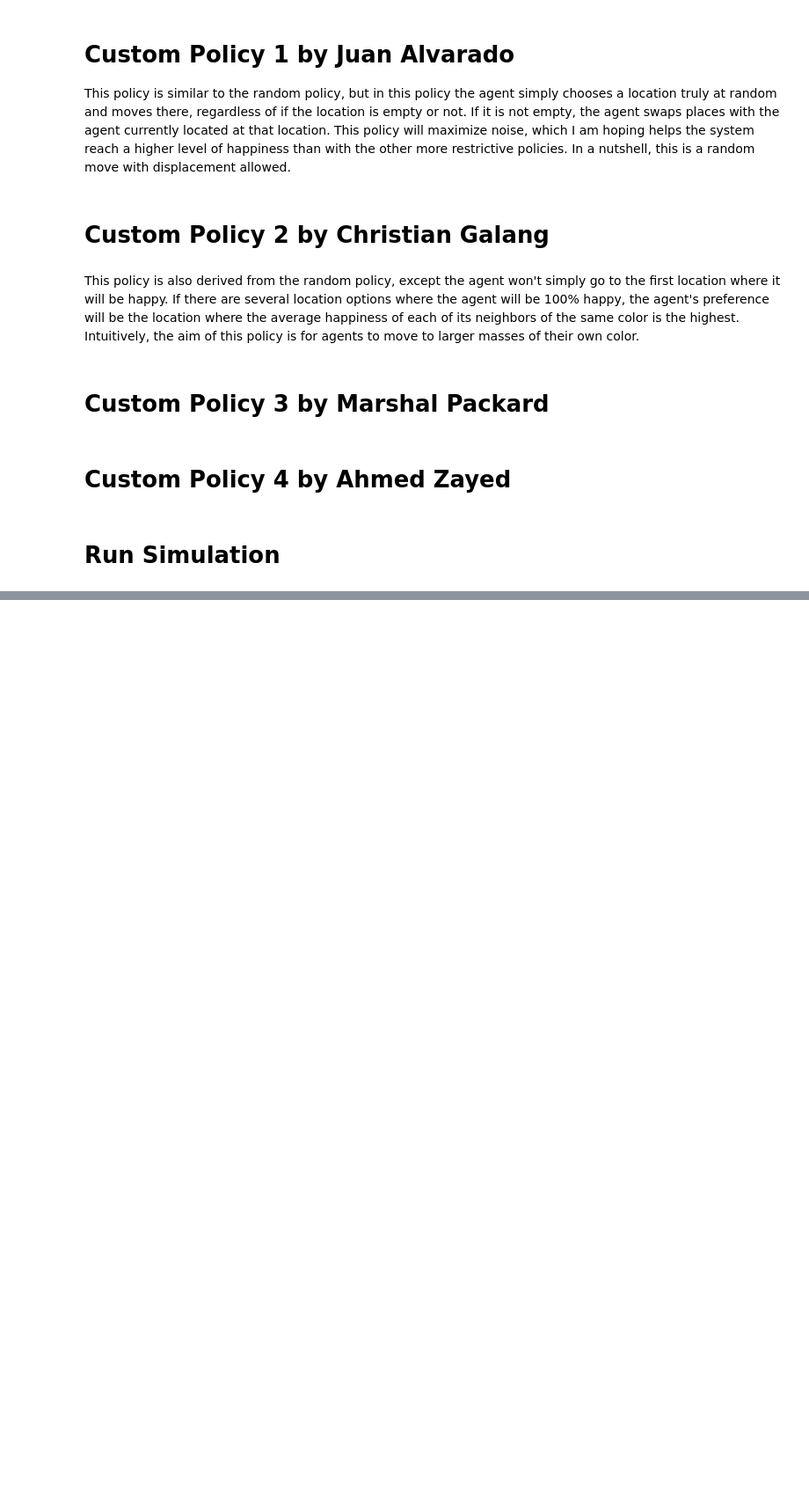
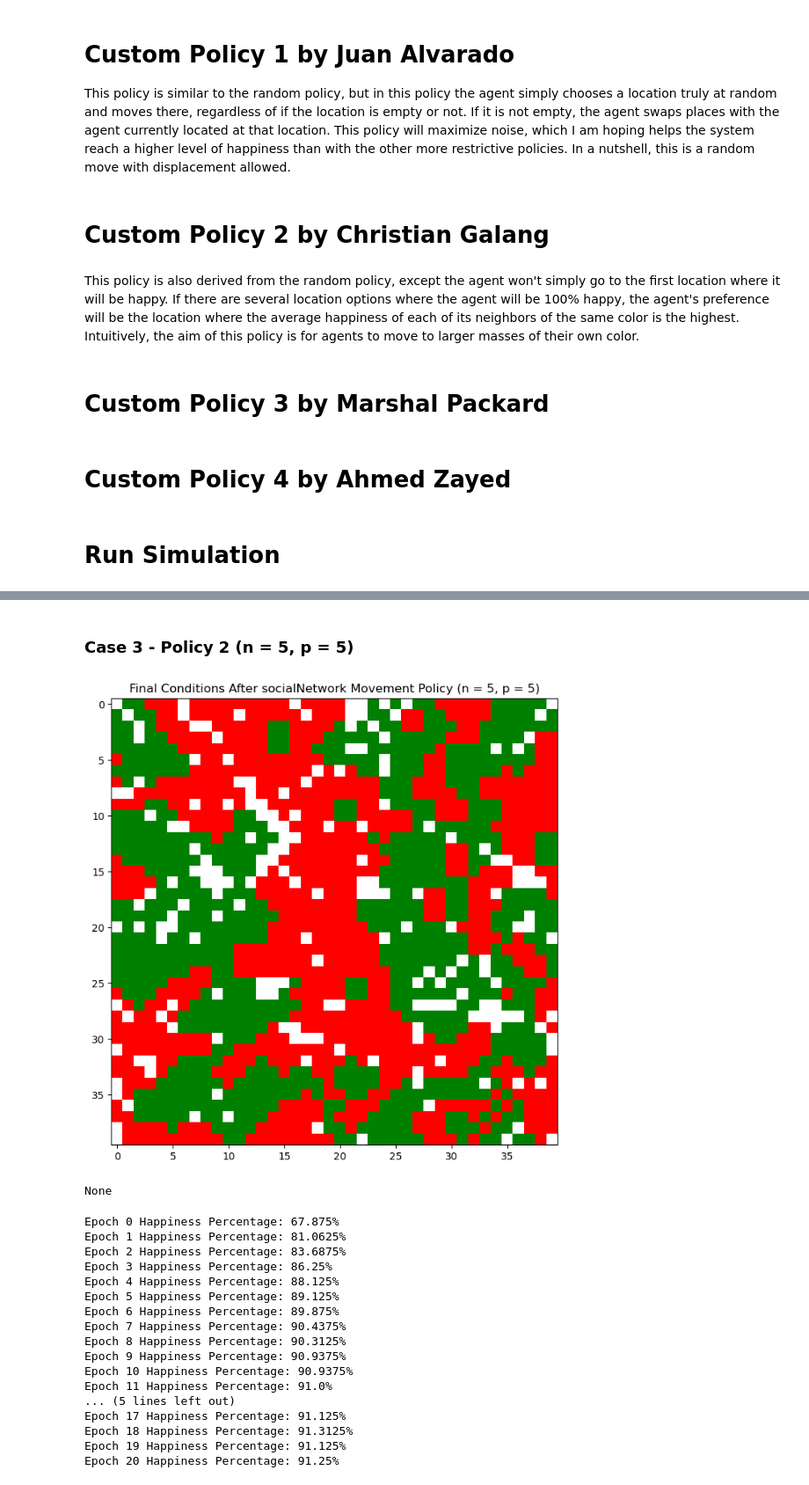
Before and after one commit to alvaraji/complexSystems, a Jupyter notebook: Homework 2/Homework2.ipynb, the cells around one changed output, grey strips where cells are left out. Shown at 88% size. Drawn from its saved outputs; the diff is of its cells as text; code cells hidden in the pictures; blank space fills up the shorter version.

```diff
--- a/Homework 2/Homework2.ipynb
+++ b/Homework 2/Homework2.ipynb
@@ -560,0 +625,36 @@ Epoch 20 Happiness Percentage: 89.5%
+# %% [markdown]
+### Case 3 - Policy 2 (n = 5, p = 5)
+# %%
+%matplotlib inline
+
+relocPolicy = "socialNetwork"
+friend_num = 5
+p = 5
+happiness_logs = []
+for s in range(20):
+  matrix, df = create_environment()
+  happiness = run_simulation(df, relocPolicy)
+  happiness_logs.append(happiness)
+happiness_logs_arr = np.array(happiness_logs)
+policy2_n5_p5_happiness_avgs = np.mean(happiness_logs_arr, axis=0)
+policy2_n5_p5_happiness_err = np.vstack((policy2_n5_p5_happiness_avgs - np.min(happiness_logs_arr, axis=0), np.max(happiness_logs_arr, axis=0) - policy2_n5_p5_happiness_avgs))
+# %% [output]
+[figure, added]
+None
+Epoch 0 Happiness Percentage: 67.875%
+Epoch 1 Happiness Percentage: 81.0625%
+Epoch 2 Happiness Percentage: 83.6875%
+Epoch 3 Happiness Percentage: 86.25%
+Epoch 4 Happiness Percentage: 88.125%
+Epoch 5 Happiness Percentage: 89.125%
+Epoch 6 Happiness Percentage: 89.875%
+Epoch 7 Happiness Percentage: 90.4375%
+Epoch 8 Happiness Percentage: 90.3125%
+Epoch 9 Happiness Percentage: 90.9375%
+Epoch 10 Happiness Percentage: 90.9375%
+Epoch 11 Happiness Percentage: 91.0%
+... (5 lines left out)
+Epoch 17 Happiness Percentage: 91.125%
+Epoch 18 Happiness Percentage: 91.3125%
+Epoch 19 Happiness Percentage: 91.125%
+Epoch 20 Happiness Percentage: 91.25%
```
Also changed, not shown: parts of 24 cells of this notebook.
